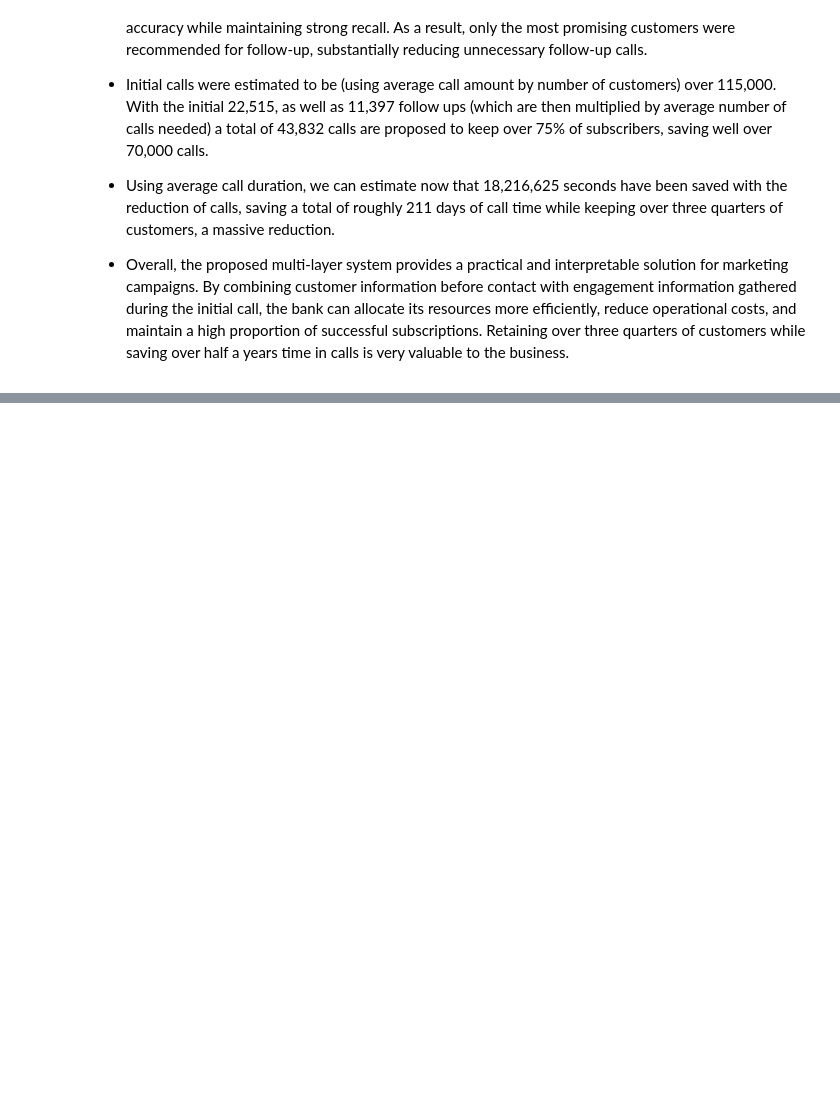
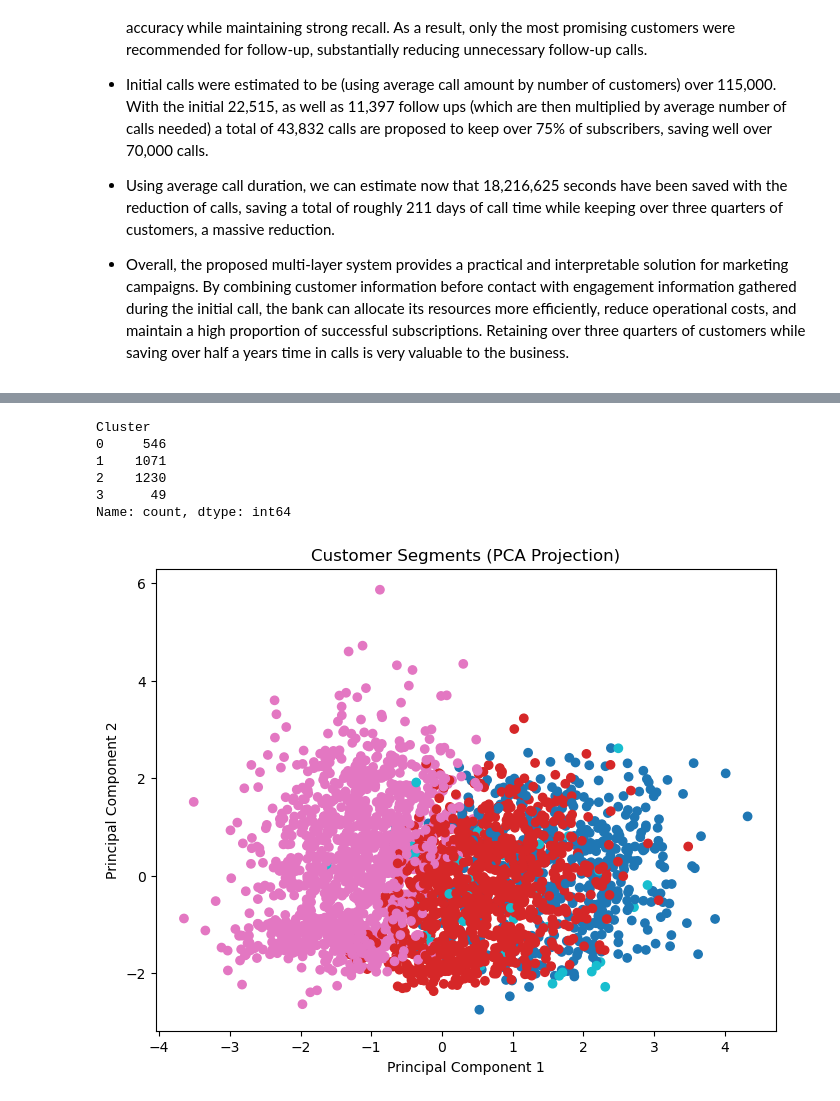
Before and after one commit to DillonR03/FZNMYBJpVLZ0cGg6, a Jupyter notebook: projectnotebook.ipynb, the cells around one changed output, grey strips where cells are left out. Cells and saved outputs as stored; diff of their text form; code cells hidden in the pictures; blank space fills up the shorter version.

```diff
--- a/projectnotebook.ipynb
+++ b/projectnotebook.ipynb
@@ -753,0 +818,10 @@ Because Layer 2 is evaluating follow up calls, the cumulative recall here is use
+# %%
+kmeans = KMeans(
+    n_clusters=4,
+    random_state=42,
+    n_init=20
+)
+
+subscribers["Cluster"] = kmeans.fit_predict(X_scaled)
+
+subscribers.head()
@@ -753,0 +879,32 @@ Because Layer 2 is evaluating follow up calls, the cumulative recall here is use
+# %%
+subscribers["Cluster"].value_counts().sort_index()
+# %% [output]
+Cluster
+0     546
+1    1071
+2    1230
+3      49
+Name: count, dtype: int64
+# %%
+from sklearn.decomposition import PCA
+
+pca = PCA(n_components=2)
+
+components = pca.fit_transform(X_scaled)
+
+plt.figure(figsize=(8,6))
+
+plt.scatter(
+    components[:,0],
+    components[:,1],
+    c=subscribers["Cluster"],
+    cmap="tab10"
+)
+
+plt.xlabel("Principal Component 1")
+plt.ylabel("Principal Component 2")
+plt.title("Customer Segments (PCA Projection)")
+
+plt.show()
+# %% [output]
+[figure, added]
```
Also changed, not shown: parts of 12 cells of this notebook.
